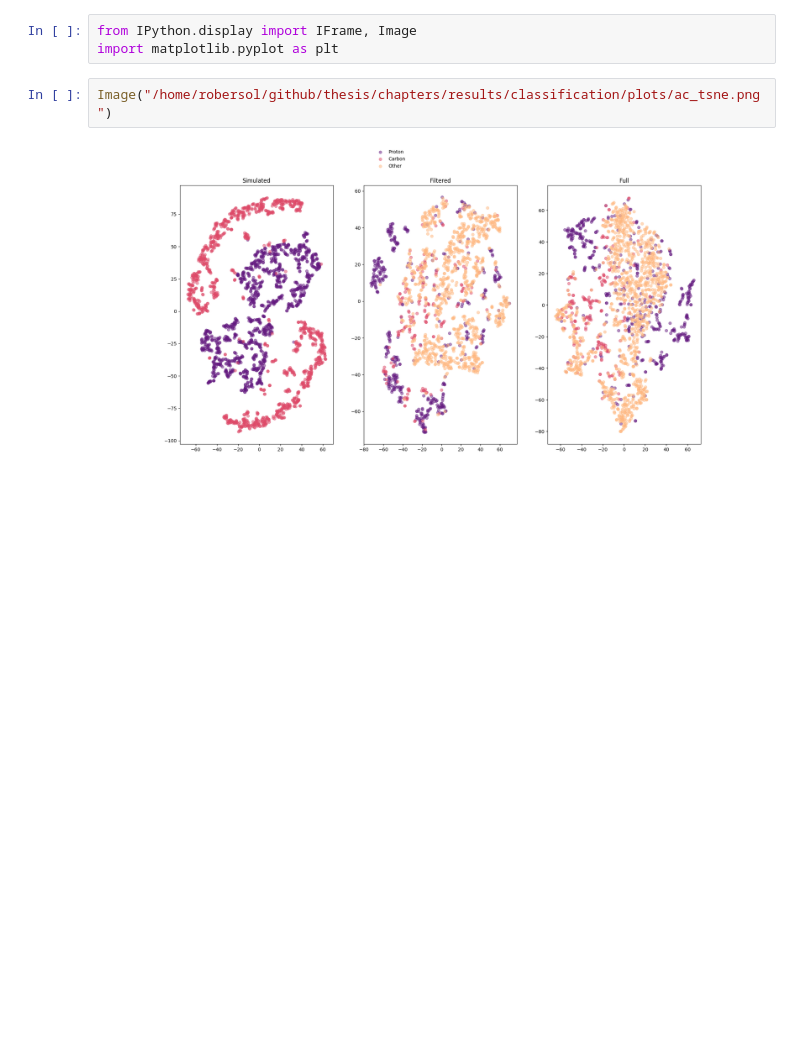
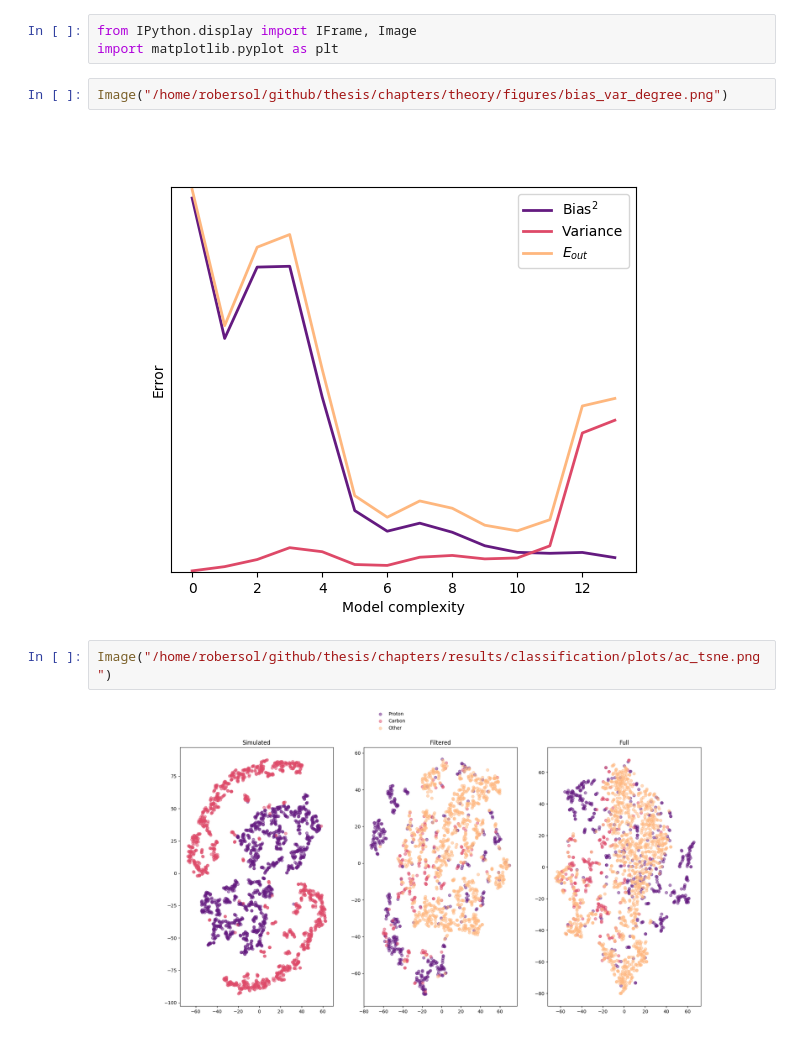
Before and after one commit to ATTPC/VAE-event-classification, a Jupyter notebook: notebooks/displaying_experiment_plots.ipynb, the cells around one changed output. Saved outputs shown, nothing was run; the diff lists cells and outputs as text; blank space fills up the shorter version.

```diff
--- a/notebooks/displaying_experiment_plots.ipynb
+++ b/notebooks/displaying_experiment_plots.ipynb
@@ -1,6 +1,10 @@
 # %%
 from IPython.display import IFrame, Image
 import matplotlib.pyplot as plt
+# %%
+Image("/home/robersol/github/thesis/chapters/theory/figures/bias_var_degree.png")
+# %% [output]
+[figure, added]
 # %%
 Image("/home/robersol/github/thesis/chapters/results/classification/plots/ac_tsne.png")
 # %% [output]
```
Also changed, not shown: 14 other files.
